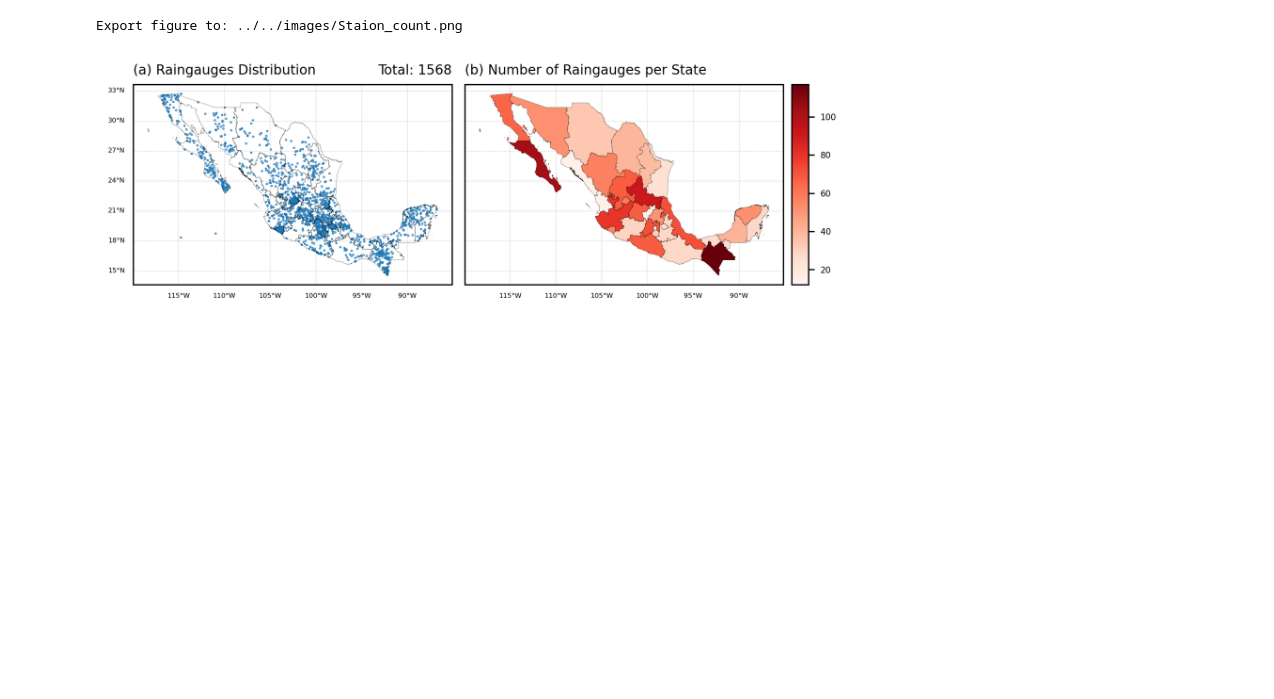
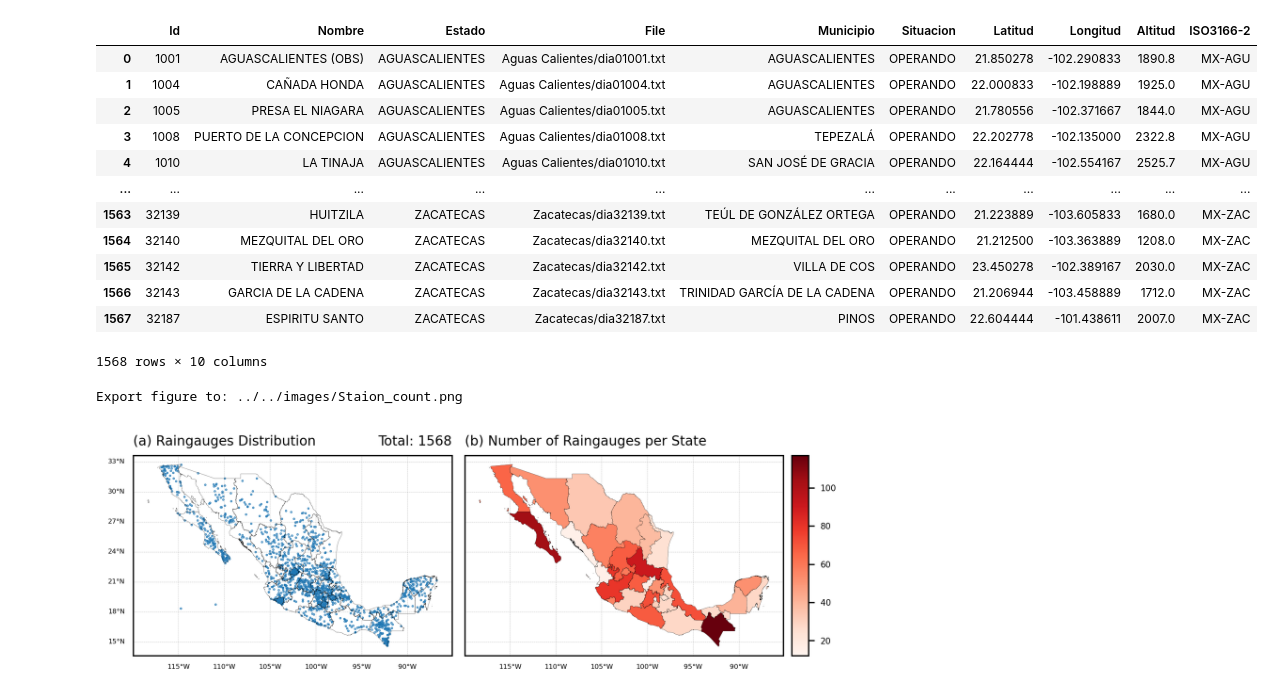
Before and after one commit to mhacarthur/MX_raingauge, a Jupyter notebook: jupyter/plot/scatter.ipynb, the cells around one changed output. Cells and saved outputs as stored; diff of their text form; code cells hidden in the pictures; blank space fills up the shorter version.

```diff
--- a/jupyter/plot/scatter.ipynb
+++ b/jupyter/plot/scatter.ipynb
@@ -21,5 +24,21 @@ STATES = gpd.read_file(os.path.join('..','..','geometry','MX_states.geojson'))
 # %%
 INFO = pd.read_csv(os.path.join(dir_base,'INFO.csv'))
+# %%
+INFO
+# %% [output]
+|  | Id | Nombre | Estado | File | Municipio | Situacion | Latitud | Longitud | Altitud | ISO3166-2 |
+| 0 | 1001 | AGUASCALIENTES (OBS) | AGUASCALIENTES | Aguas Calientes/dia01001.txt | AGUASCALIENTES | OPERANDO | 21.850278 | -102.290833 | 1890.8 | MX-AGU |
+| 1 | 1004 | CAÑADA HONDA | AGUASCALIENTES | Aguas Calientes/dia01004.txt | AGUASCALIENTES | OPERANDO | 22.000833 | -102.198889 | 1925.0 | MX-AGU |
+| 2 | 1005 | PRESA EL NIAGARA | AGUASCALIENTES | Aguas Calientes/dia01005.txt | AGUASCALIENTES | OPERANDO | 21.780556 | -102.371667 | 1844.0 | MX-AGU |
+| 3 | 1008 | PUERTO DE LA CONCEPCION | AGUASCALIENTES | Aguas Calientes/dia01008.txt | TEPEZALÁ | OPERANDO | 22.202778 | -102.135000 | 2322.8 | MX-AGU |
+| 4 | 1010 | LA TINAJA | AGUASCALIENTES | Aguas Calientes/dia01010.txt | SAN JOSÉ DE GRACIA | OPERANDO | 22.164444 | -102.554167 | 2525.7 | MX-AGU |
+| ... | ... | ... | ... | ... | ... | ... | ... | ... | ... | ... |
+| 1563 | 32139 | HUITZILA | ZACATECAS | Zacatecas/dia32139.txt | TEÚL DE GONZÁLEZ ORTEGA | OPERANDO | 21.223889 | -103.605833 | 1680.0 | MX-ZAC |
+| 1564 | 32140 | MEZQUITAL DEL ORO | ZACATECAS | Zacatecas/dia32140.txt | MEZQUITAL DEL ORO | OPERANDO | 21.212500 | -103.363889 | 1208.0 | MX-ZAC |
+| 1565 | 32142 | TIERRA Y LIBERTAD | ZACATECAS | Zacatecas/dia32142.txt | VILLA DE COS | OPERANDO | 23.450278 | -102.389167 | 2030.0 | MX-ZAC |
+| 1566 | 32143 | GARCIA DE LA CADENA | ZACATECAS | Zacatecas/dia32143.txt | TRINIDAD GARCÍA DE LA CADENA | OPERANDO | 21.206944 | -103.458889 | 1712.0 | MX-ZAC |
+| 1567 | 32187 | ESPIRITU SANTO | ZACATECAS | Zacatecas/dia32187.txt | PINOS | OPERANDO | 22.604444 | -101.438611 | 2007.0 | MX-ZAC |
+1568 rows × 10 columns
 # %%
 nn = 0
 
```
Also changed, not shown: parts of 12 cells of this notebook, 37 other files.
